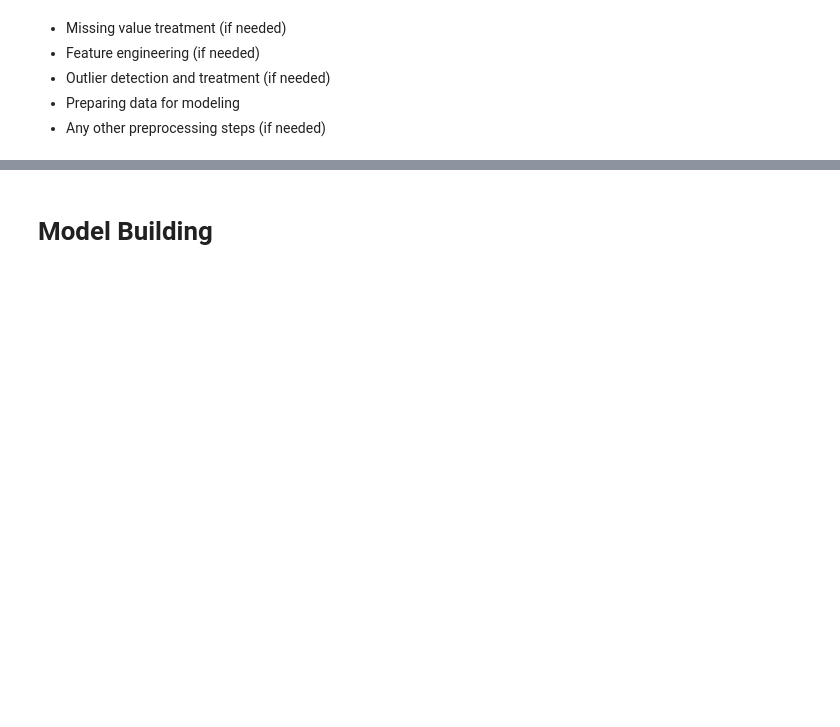
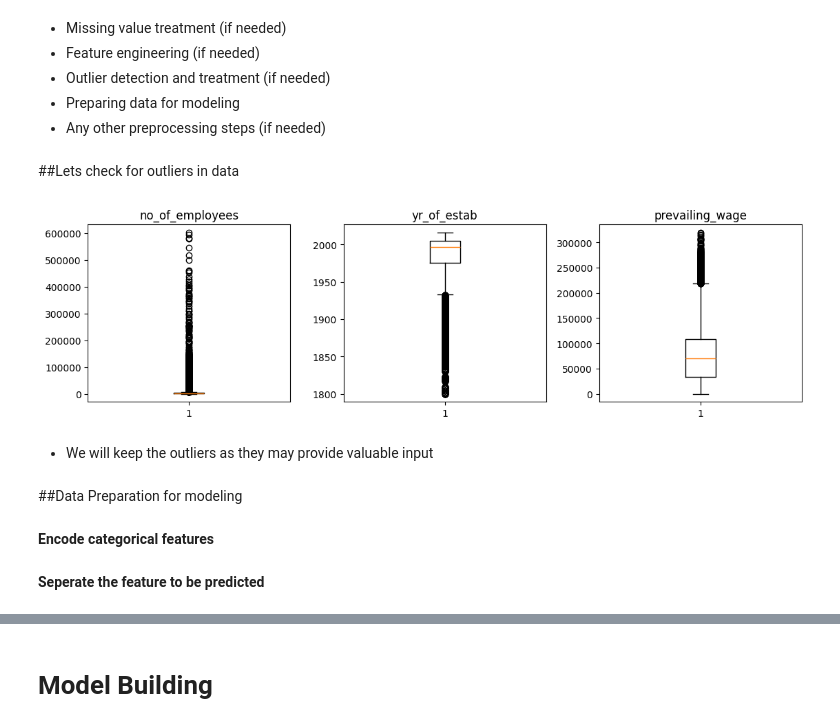
Before and after one commit to uday-d4/UTAI_AdvancedMachineLearningProject, a Jupyter notebook: Project_Full_Code_Notebook_EasyVisa (1).ipynb, the cells around one changed output, grey strips where cells are left out. Saved outputs shown, nothing was run; the diff lists cells and outputs as text; code cells hidden in the pictures; blank space fills up the shorter version.

```diff
--- a/Project_Full_Code_Notebook_EasyVisa (1).ipynb
+++ b/Project_Full_Code_Notebook_EasyVisa (1).ipynb
@@ -712,3 +722,27 @@ N                        1855     852   2707
 - Outlier detection and treatment (if needed)
 - Preparing data for modeling
 - Any other preprocessing steps (if needed)
+# %% [markdown]
+##Lets check for outliers in data
+# %%
+# outlier detection using boxplot
+numeric_columns = df.select_dtypes(include=np.number).columns.tolist()
+
+
+plt.figure(figsize=(15, 12))
+
+for i, variable in enumerate(numeric_columns):
+    plt.subplot(4, 4, i + 1)
+    plt.boxplot(df[variable], whis=1.5)
+    plt.tight_layout()
+    plt.title(variable)
+
+plt.show()
+# %% [output]
+[figure, added]
+# %% [markdown]
+*  We will keep the outliers as they may provide valuable input
+# %% [markdown]
+##Data Preparation for modeling
+# %% [markdown]
+**Encode categorical features**
@@ -714,0 +751,2 @@ N                        1855     852   2707
+# %% [markdown]
+**Seperate the feature to be predicted**
```
Also changed, not shown: parts of 9 cells of this notebook.
